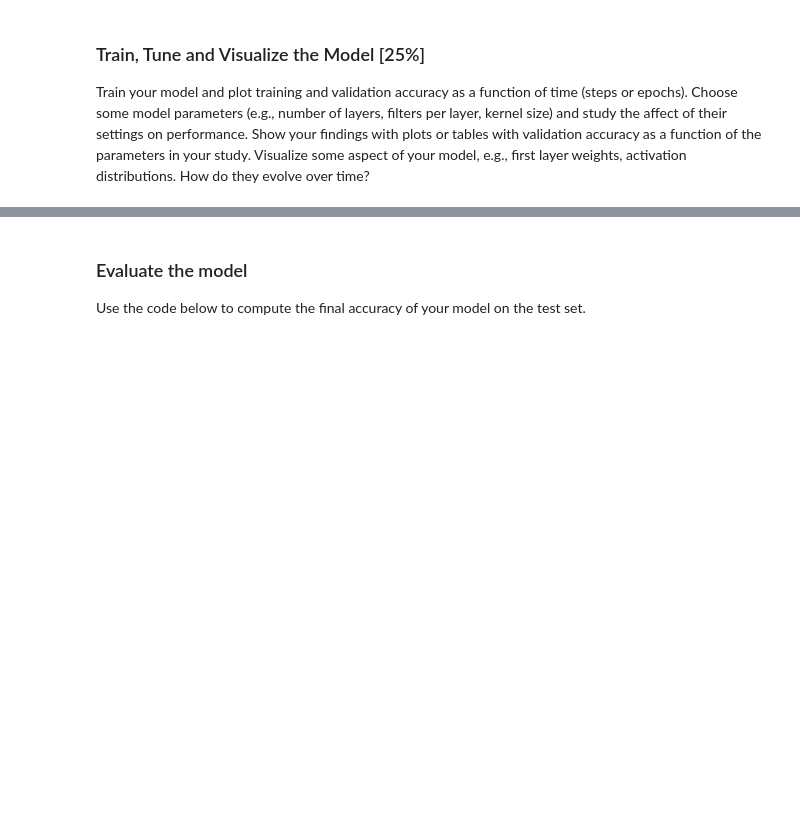
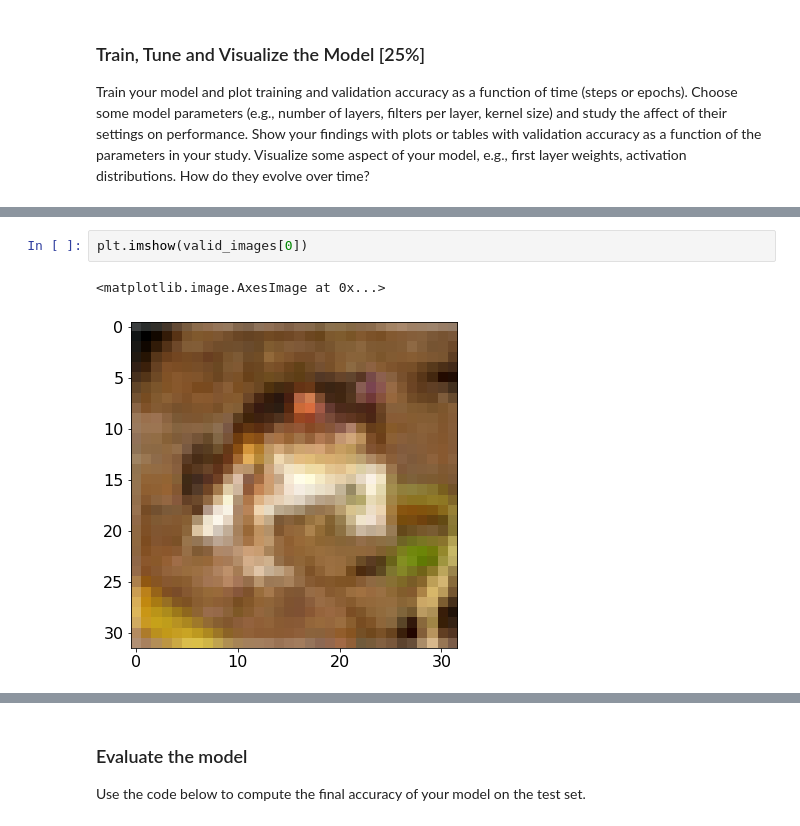
Before and after one commit to coltenfowler83/ImageClassification, a Jupyter notebook: Project3_2.ipynb, the cells around one changed output, grey strips where cells are left out. Drawn from its saved outputs; the diff is of its cells as text; blank space fills up the shorter version.

```diff
--- a/Project3_2.ipynb
+++ b/Project3_2.ipynb
@@ -421,0 +500,5 @@ Epoch 5/5
+# %%
+plt.imshow(valid_images[0])
+# %% [output]
+<matplotlib.image.AxesImage at 0x...>
+[figure, added]
```
Also changed, not shown: parts of 21 cells of this notebook.
